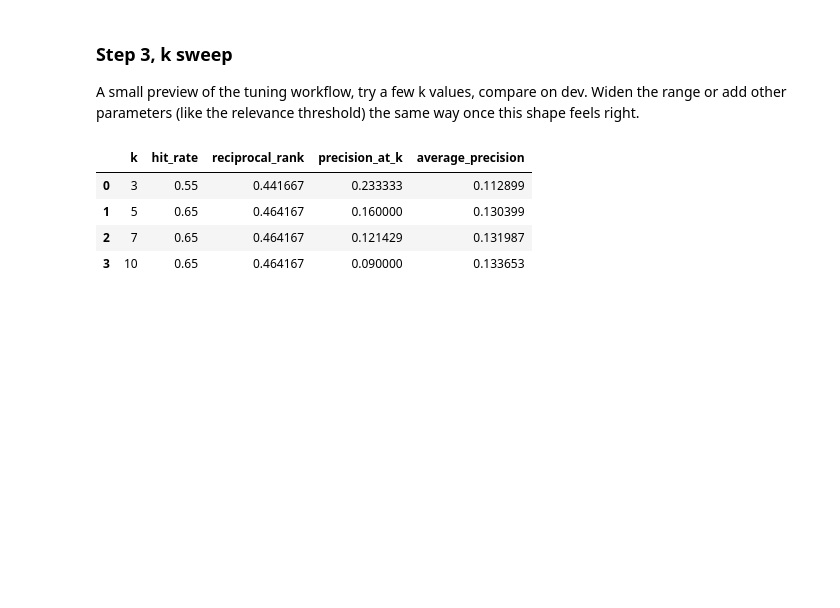
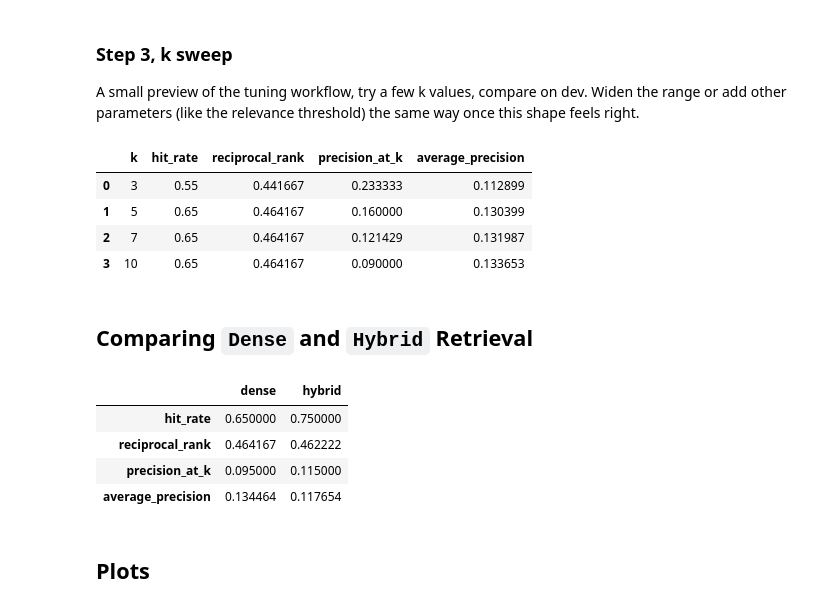
Before and after one commit to AmirAAZ818/ukask, a Jupyter notebook: notebooks/03_retrieval tuning.ipynb, the cells around one changed output. Drawn from its saved outputs; the diff is of its cells as text; code cells hidden in the pictures; blank space fills up the shorter version.

```diff
--- a/notebooks/03_retrieval tuning.ipynb
+++ b/notebooks/03_retrieval tuning.ipynb
@@ -155,3 +155,26 @@ pd.DataFrame(sweep_results)
 | 1 | 5 | 0.65 | 0.464167 | 0.160000 | 0.130399 |
 | 2 | 7 | 0.65 | 0.464167 | 0.121429 | 0.131987 |
 | 3 | 10 | 0.65 | 0.464167 | 0.090000 | 0.133653 |
+# %% [markdown]
+## Comparing `Dense` and `Hybrid` Retrieval
+# %%
+from backend import retriever
+
+dense_rows = rm.evaluate_retrieval(dev, k=10)
+hybrid_rows = rm.evaluate_retrieval(dev, k=10, search_fn=retriever.search_hybrid)
+
+import pandas as pd
+dense_df = pd.DataFrame(dense_rows)
+hybrid_df = pd.DataFrame(hybrid_rows)
+
+cols = ["hit_rate", "reciprocal_rank", "precision_at_k", "average_precision"]
+comparison = pd.DataFrame({"dense": dense_df[cols].mean(), "hybrid": hybrid_df[cols].mean()})
+comparison
+# %% [output]
+|  | dense | hybrid |
+| hit_rate | 0.650000 | 0.750000 |
+| reciprocal_rank | 0.464167 | 0.462222 |
+| precision_at_k | 0.095000 | 0.115000 |
+| average_precision | 0.134464 | 0.117654 |
+# %% [markdown]
+## Plots
```
Also changed, not shown: parts of 4 cells of this notebook, 5 other files.
